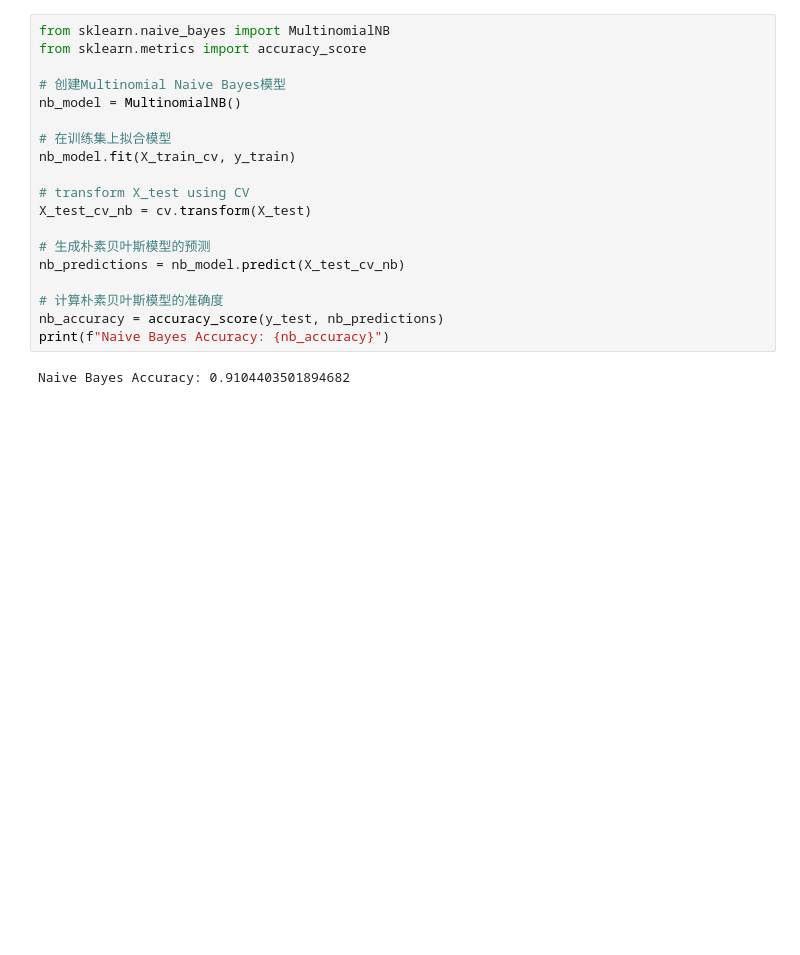
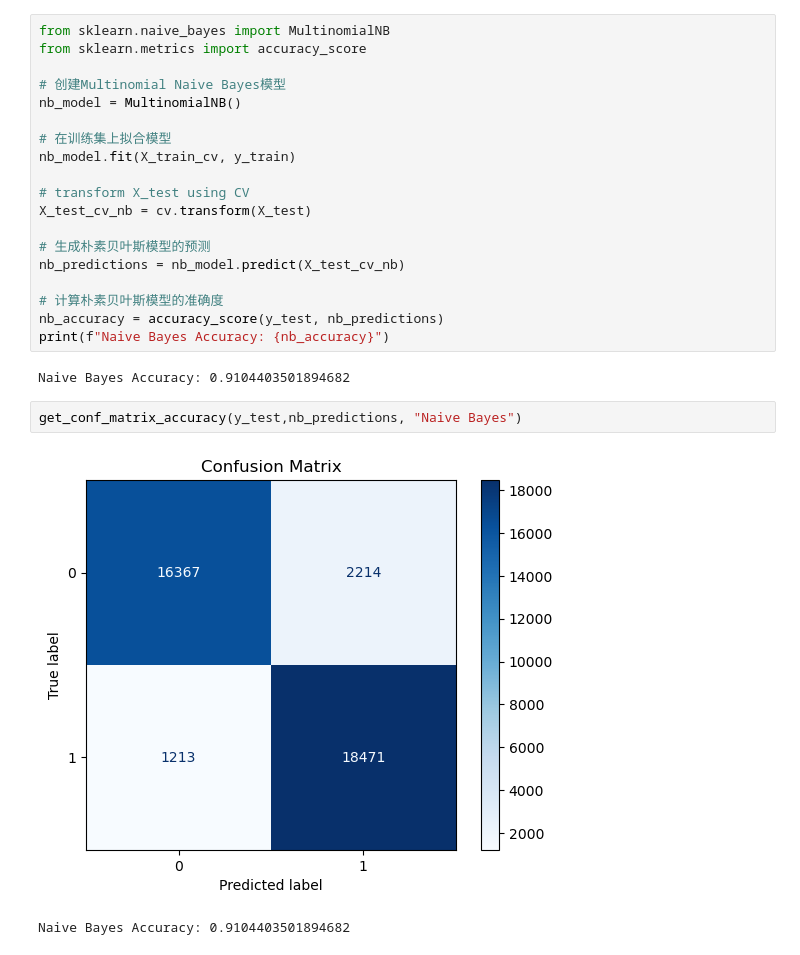
Before and after one commit to yizhenpong/Singlish_or_English_ML_LLM, a Jupyter notebook: traditional_ML.ipynb, the cells around one changed output. Drawn from its saved outputs; the diff is of its cells as text; blank space fills up the shorter version.

```diff
--- a/traditional_ML.ipynb
+++ b/traditional_ML.ipynb
@@ -239,3 +255,8 @@ nb_accuracy = accuracy_score(y_test, nb_predictions)
 print(f"Naive Bayes Accuracy: {nb_accuracy}")
 # %% [output]
 Naive Bayes Accuracy: 0.9104403501894682
+# %%
+get_conf_matrix_accuracy(y_test,nb_predictions, "Naive Bayes")
+# %% [output]
+[figure, added]
+Naive Bayes Accuracy: 0.9104403501894682
```
Also changed, not shown: parts of 6 cells of this notebook, 5 other files.
